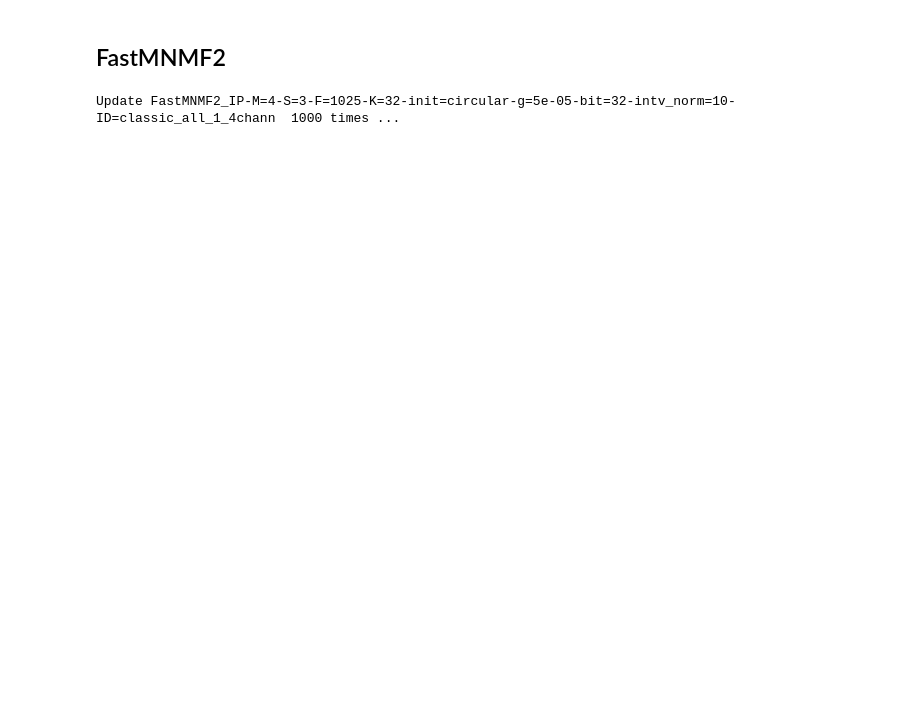
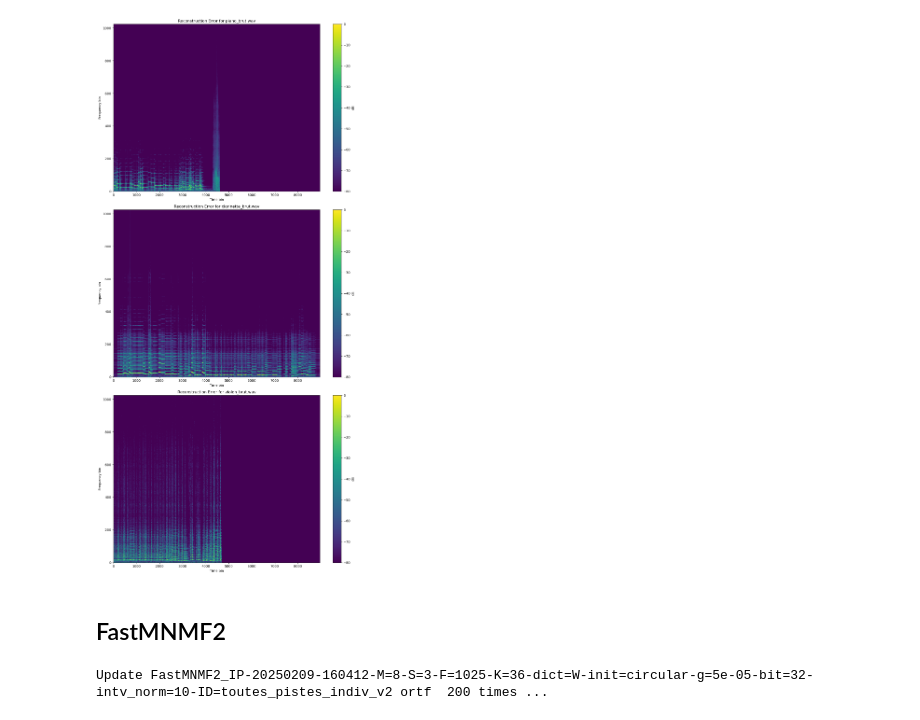
Before and after one commit to kjle/PAM-Music-Source-Separation, a Jupyter notebook: notebooks/separation.ipynb, the cells around one changed output. Drawn from its saved outputs; the diff is of its cells as text; code cells hidden in the pictures; blank space fills up the shorter version.

```diff
--- a/notebooks/separation.ipynb
+++ b/notebooks/separation.ipynb
@@ -13,0 +96,38 @@ from Base import MultiSTFT
+# %%
+try :
+    W, H
+except NameError:
+    print("Load W, H from pickle file")
+    with open(os.path.join(dict_path, "W.pkl"), "rb") as f:
+        W = pickle.load(f)
+    with open(os.path.join(dict_path, "H.pkl"), "rb") as f:
+        H = pickle.load(f)
+
+fig, axs = plt.subplots(len(audio_paths), 1, figsize=(12, 8*3))
+for idx in range(len(audio_paths)):
+    V = W[idx,:,:] @ H[idx,:,:]
+    audio_path = audio_paths[idx]
+    y, sr = librosa.load(audio_path, sr=44100)
+    D = np.abs(librosa.stft(y, n_fft=n_fft, hop_length=hop_length))
+    # zero padding for D to make it the same size for all T, [F, max(T)]
+    D = np.pad(D, ((0, 0), (0, max_T-D.shape[1])))
+
+    # plot the reconstruction error
+    axs[idx].imshow(librosa.amplitude_to_db(D-V, ref=np.max), aspect='auto', origin='lower', interpolation='none')
+    axs[idx].set_title(f'Reconstruction Error for {audio_src_names[idx]}')
+    fig.colorbar(axs[idx].images[0], ax=axs[idx])
+    axs[idx].set_xlabel('Time bin')
+    axs[idx].set_ylabel('Frequency bin')
+    axs[idx].images[0].colorbar.set_label('dB')
+
+    # y_rec = librosa.istft(V, hop_length=hop_length)
+    # Audio(y_rec, rate=sr)
+
+plt.tight_layout()
+plt.show()
+
+# y_rec = librosa.istft(V, hop_length=hop_length)
+# # sf.write('note_solo.wav', y_note_solo, sr)
+# Audio(y_rec, rate=sr)
+# %% [output]
+[figure, added]
@@ -14,8 +139,17 @@ from Base import MultiSTFT
 # %% [markdown]
 ## FastMNMF2
 # %%
-audio_src_dir = "classic"
-audio_src_name = "classic_all_1_4chann.wav"
+# load W if not exist
+try:
+    W, H
+except NameError:
+    print("Load W H from pickle file")
+    with open(os.path.join(dict_path, "W.pkl"), "rb") as f:
+        W = pickle.load(f)
+    with open(os.path.join(dict_path, "H.pkl"), "rb") as f:
+        H = pickle.load(f)
+
+audio_src_name = "toutes_pistes_indiv_v2 ortf.wav"
 audio_src_path = os.path.join(notebook_dir, "../", audio_src_dir, audio_src_name)
 
 audio_save_dir = os.path.join(notebook_dir, "..", "result")
@@ -23,17 +157,17 @@ if not os.path.exists(audio_save_dir):
     os.makedirs(audio_save_dir)
 
 n_source = 3
-n_basis = 32
+n_basis = np.max(number_of_notes) # = max(number_of_notes)
 device = "cuda:1" if torch.cuda.is_available() else "cpu"
 init_SCM = "circular"
 n_bit = 32
 algo = "IP"
-n_iter_init = 200
+n_iter_init = 20
 g_eps = 5e-5
 
-n_mic = 4
+n_mic = 8
 n_fft = 2048
-n_iter = 1000
+n_iter = 200
 
 # load audio
 wav, sample_rate = torchaudio.load(audio_src_path, channels_first=False)
@@ -45,6 +179,8 @@ separater = FastMNMF2(
     n_source=n_source,
     n_basis=n_basis,
     device=device,
+    init_WH='W',
+    matrix_init=W,
     init_SCM=init_SCM,
     n_bit=n_bit,
     algo=algo,
@@ -60,8 +196,8 @@ separater.solve(
     save_likelihood=False,
     save_param=False,
     save_wav=True,
-    interval_save=5,
+    interval_save=10,
 )
 torch.cuda.empty_cache()
 # %% [output]
-Update FastMNMF2_IP-M=4-S=3-F=1025-K=32-init=circular-g=5e-05-bit=32-intv_norm=10-ID=classic_all_1_4chann  1000 times ...
+Update FastMNMF2_IP-20250209-160412-M=8-S=3-F=1025-K=36-dict=W-init=circular-g=5e-05-bit=32-intv_norm=10-ID=toutes_pistes_indiv_v2 ortf  200 times ...
```
Also changed, not shown: parts of 5 cells of this notebook, 24 other files.
